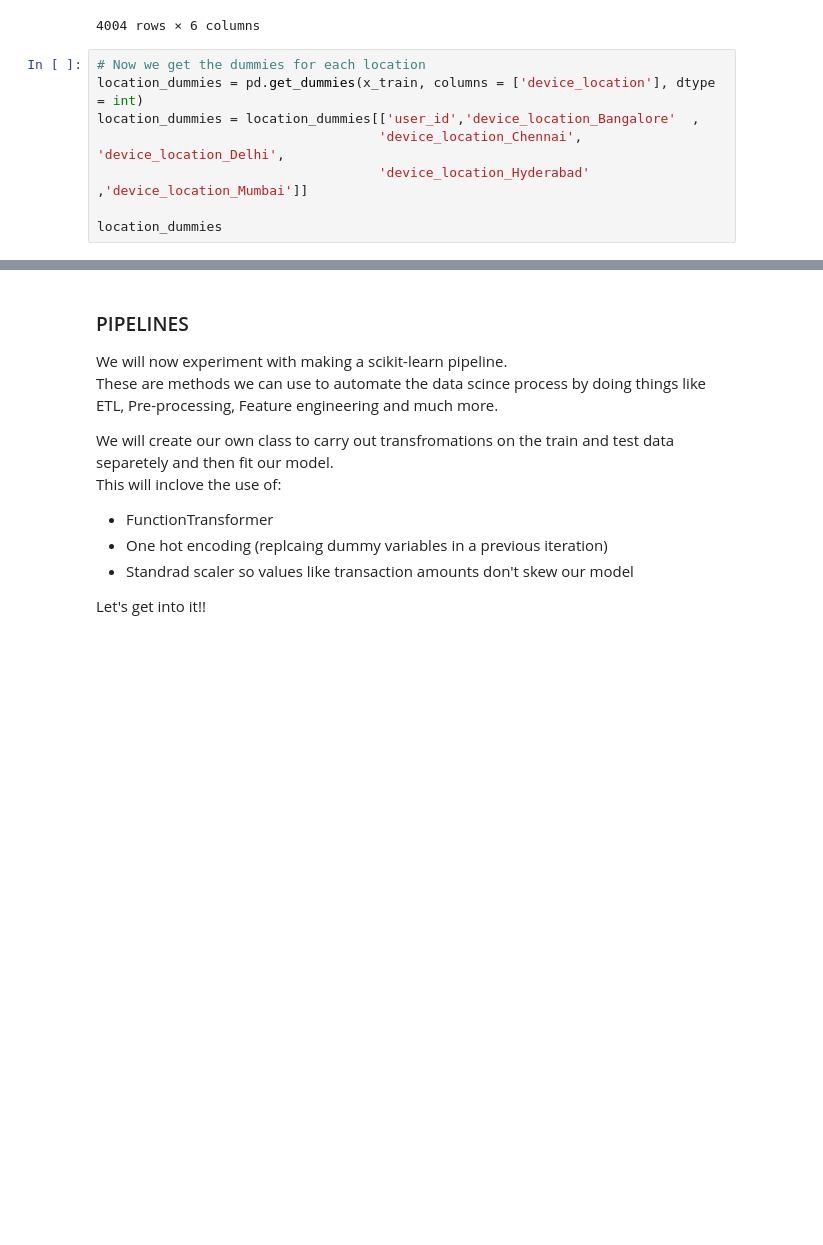
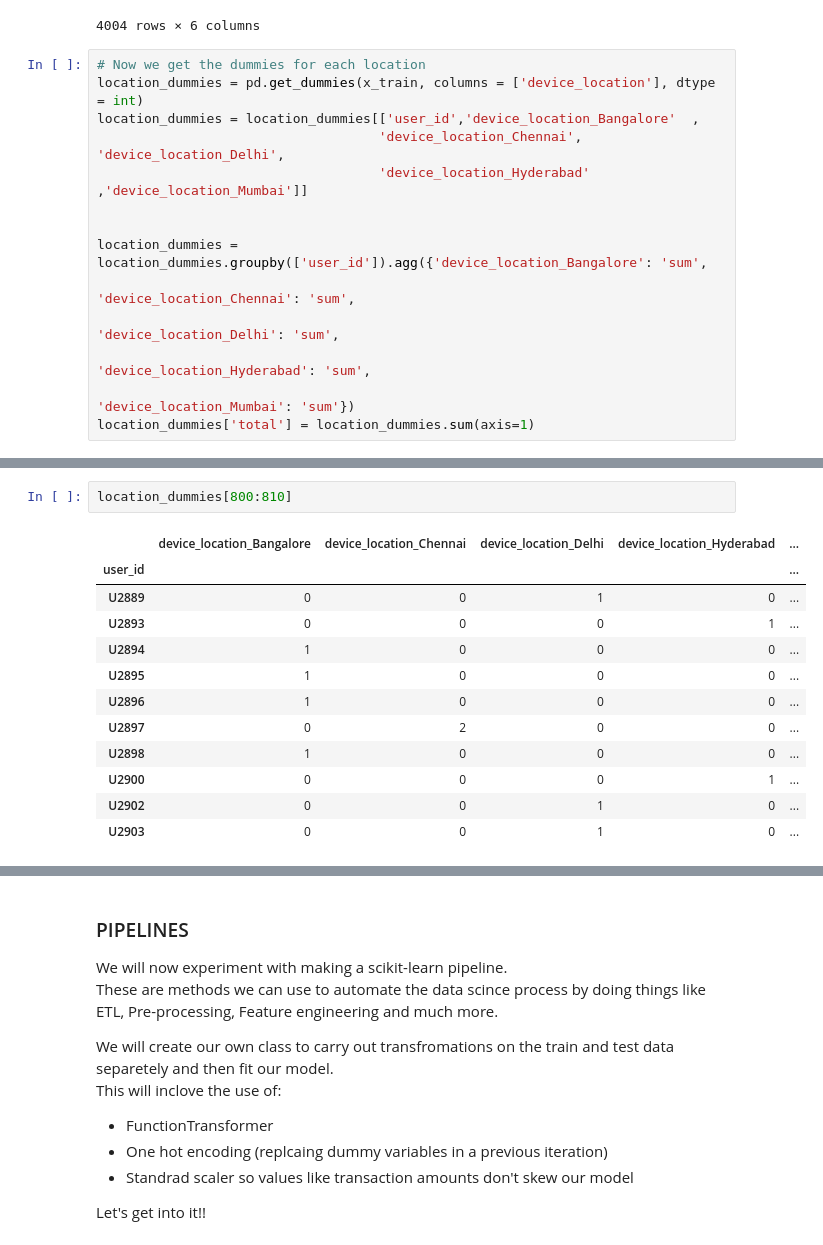
Before and after one commit to leta199/Fraud-Detection, a Jupyter notebook: modelling/Fraud detection.ipynb, the cells around one changed output, grey strips where cells are left out. Saved outputs shown, nothing was run; the diff lists cells and outputs as text; blank space fills up the shorter version.

Commit message:
Location feature engineering

```diff
--- a/modelling/Fraud detection.ipynb
+++ b/modelling/Fraud detection.ipynb
@@ -198,4 +198,10 @@ location_dummies = location_dummies[['user_id','device_location_Bangalore'	,
                                     'device_location_Chennai',	'device_location_Delhi',
                                     'device_location_Hyderabad'	,'device_location_Mumbai']]
 
-location_dummies
+
+location_dummies = location_dummies.groupby(['user_id']).agg({'device_location_Bangalore': 'sum',
+                                                              'device_location_Chennai': 'sum',
+                                                              'device_location_Delhi': 'sum',
+                                                              'device_location_Hyderabad': 'sum',
+                                                              'device_location_Mumbai': 'sum'})
+location_dummies['total'] = location_dummies.sum(axis=1)
@@ -215,0 +208,15 @@ location_dummies
+# %%
+location_dummies[800:810]
+# %% [output]
+|  | device_location_Bangalore | device_location_Chennai | device_location_Delhi | device_location_Hyderabad | ... |
+| user_id |  |  |  |  | ... |
+| U2889 | 0 | 0 | 1 | 0 | ... |
+| U2893 | 0 | 0 | 0 | 1 | ... |
+| U2894 | 1 | 0 | 0 | 0 | ... |
+| U2895 | 1 | 0 | 0 | 0 | ... |
+| U2896 | 1 | 0 | 0 | 0 | ... |
+| U2897 | 0 | 2 | 0 | 0 | ... |
+| U2898 | 1 | 0 | 0 | 0 | ... |
+| U2900 | 0 | 0 | 0 | 1 | ... |
+| U2902 | 0 | 0 | 1 | 0 | ... |
+| U2903 | 0 | 0 | 1 | 0 | ... |
```
Also changed, not shown: parts of 2 cells of this notebook.
